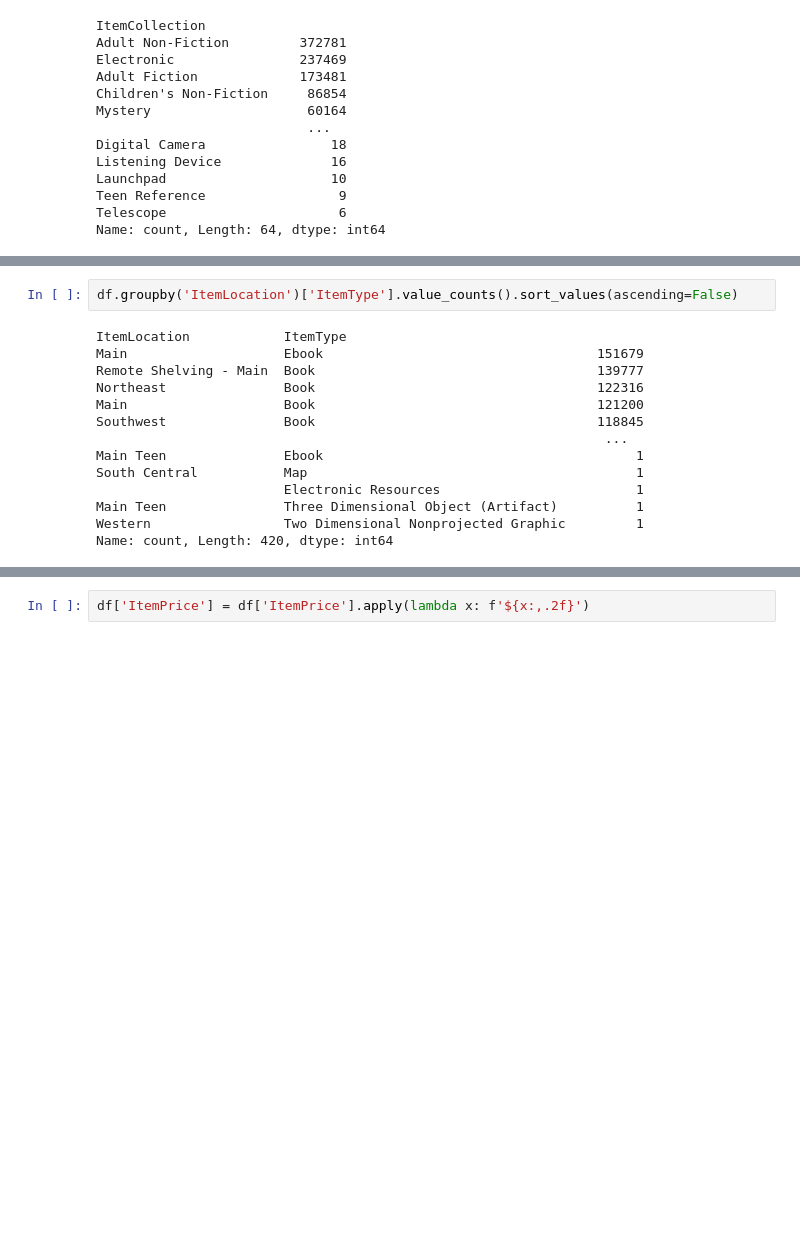
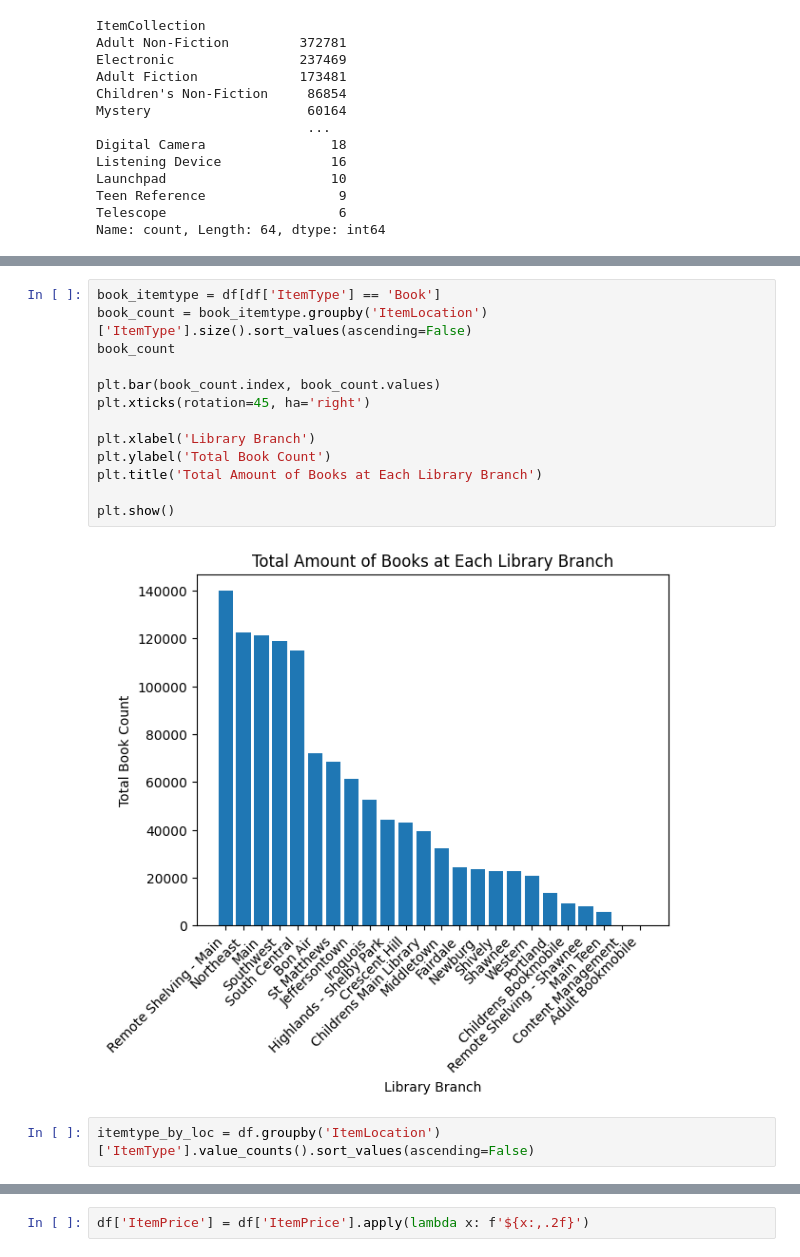
Before and after one commit to btl930/louisville_library_inventory_analysis, a Jupyter notebook: louisville_library_inventory_analysis.ipynb, the cells around one changed output, grey strips where cells are left out. Drawn from its saved outputs; the diff is of its cells as text; blank space fills up the shorter version.

```diff
--- a/louisville_library_inventory_analysis.ipynb
+++ b/louisville_library_inventory_analysis.ipynb
@@ -240,19 +314,20 @@ Name: count, dtype: int64
+# %%
+book_itemtype = df[df['ItemType'] == 'Book']
+book_count = book_itemtype.groupby('ItemLocation')['ItemType'].size().sort_values(ascending=False)
+book_count
+
+plt.bar(book_count.index, book_count.values)
+plt.xticks(rotation=45, ha='right')
+
+plt.xlabel('Library Branch')
+plt.ylabel('Total Book Count')
+plt.title('Total Amount of Books at Each Library Branch')
+
+plt.show()
+# %% [output]
+[figure, added]
 # %%
-df.groupby('ItemLocation')['ItemType'].value_counts().sort_values(ascending=False)
+itemtype_by_loc = df.groupby('ItemLocation')['ItemType'].value_counts().sort_values(ascending=False)
-# %% [output]
-ItemLocation            ItemType
-Main                    Ebook                                   151679
-Remote Shelving - Main  Book                                    139777
-Northeast               Book                                    122316
-Main                    Book                                    121200
-Southwest               Book                                    118845
-                                                                 ...
-Main Teen               Ebook                                        1
-South Central           Map                                          1
-                        Electronic Resources                         1
-Main Teen               Three Dimensional Object (Artifact)          1
-Western                 Two Dimensional Nonprojected Graphic         1
-Name: count, Length: 420, dtype: int64
 # %%
 #Look over quantitative data
 df['ItemPrice'].describe().apply(lambda x: f'${x:,.2f}')
```
Also changed, not shown: parts of 21 cells of this notebook.
